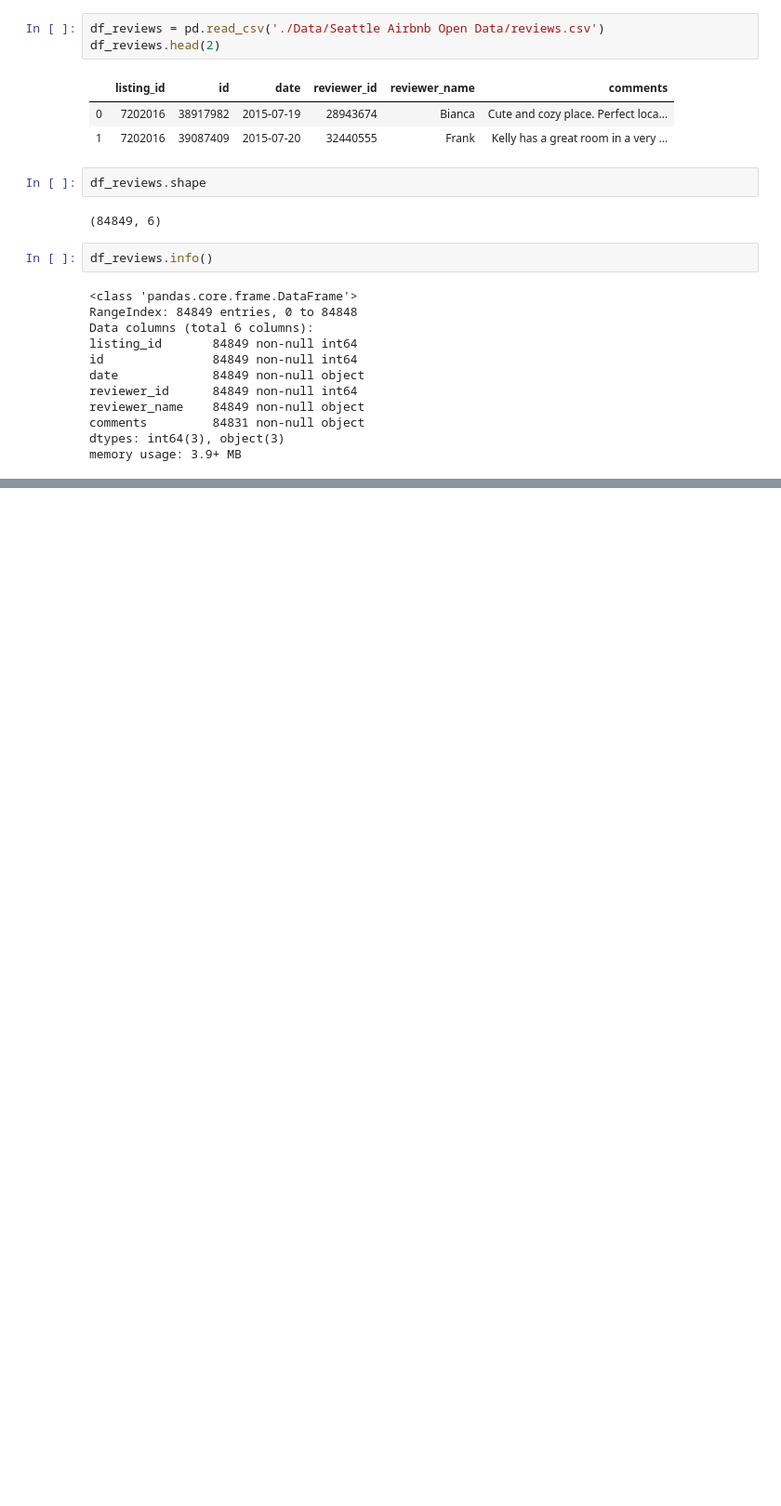
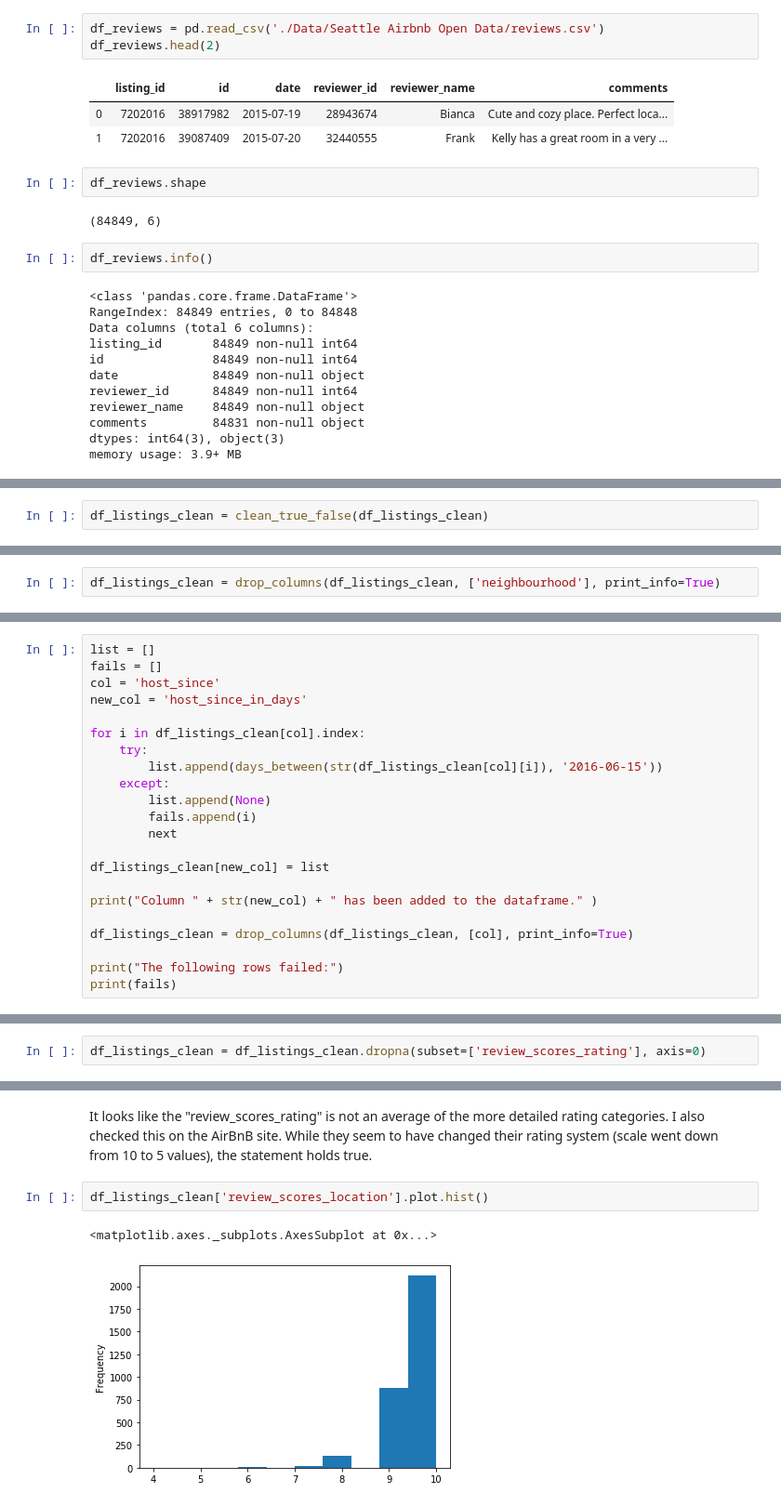
Before and after one commit to FRANZKAFKA13/Udacity-Data-Science, a Jupyter notebook: Project 1/Project_1.ipynb, the cells around one changed output, grey strips where cells are left out. Shown at 93% size. Drawn from its saved outputs; the diff is of its cells as text; blank space fills up the shorter version.

```diff
--- a/Project 1/Project_1.ipynb
+++ b/Project 1/Project_1.ipynb
@@ -329,0 +460,2 @@ df_listings_clean.groupby(['neighbourhood_cleansed']).agg(['mean'])
+# %%
+df_listings_clean = clean_true_false(df_listings_clean)
@@ -329,0 +503,2 @@ df_listings_clean.groupby(['neighbourhood_cleansed']).agg(['mean'])
+# %%
+df_listings_clean = drop_columns(df_listings_clean, ['neighbourhood'], print_info=True)
@@ -329,0 +523,22 @@ df_listings_clean.groupby(['neighbourhood_cleansed']).agg(['mean'])
+# %%
+list = []
+fails = []
+col = 'host_since'
+new_col = 'host_since_in_days'
+
+for i in df_listings_clean[col].index:
+    try:
+        list.append(days_between(str(df_listings_clean[col][i]), '2016-06-15'))
+    except:
+        list.append(None)
+        fails.append(i)
+        next
+
+df_listings_clean[new_col] = list
+
+print("Column " + str(new_col) + " has been added to the dataframe." )
+
+df_listings_clean = drop_columns(df_listings_clean, [col], print_info=True)
+
+print("The following rows failed:")
+print(fails)
@@ -329,0 +576,2 @@ df_listings_clean.groupby(['neighbourhood_cleansed']).agg(['mean'])
+# %%
+df_listings_clean = df_listings_clean.dropna(subset=['review_scores_rating'], axis=0)
@@ -329,0 +598,7 @@ df_listings_clean.groupby(['neighbourhood_cleansed']).agg(['mean'])
+# %% [markdown]
+It looks like the "review_scores_rating" is not an average of the more detailed rating categories. I also checked this on the AirBnB site. While they seem to have changed their rating system (scale went down from 10 to 5 values), the statement holds true.
+# %%
+df_listings_clean['review_scores_location'].plot.hist()
+# %% [output]
+<matplotlib.axes._subplots.AxesSubplot at 0x...>
+[figure, added]
```
Also changed, not shown: parts of 131 cells of this notebook.
